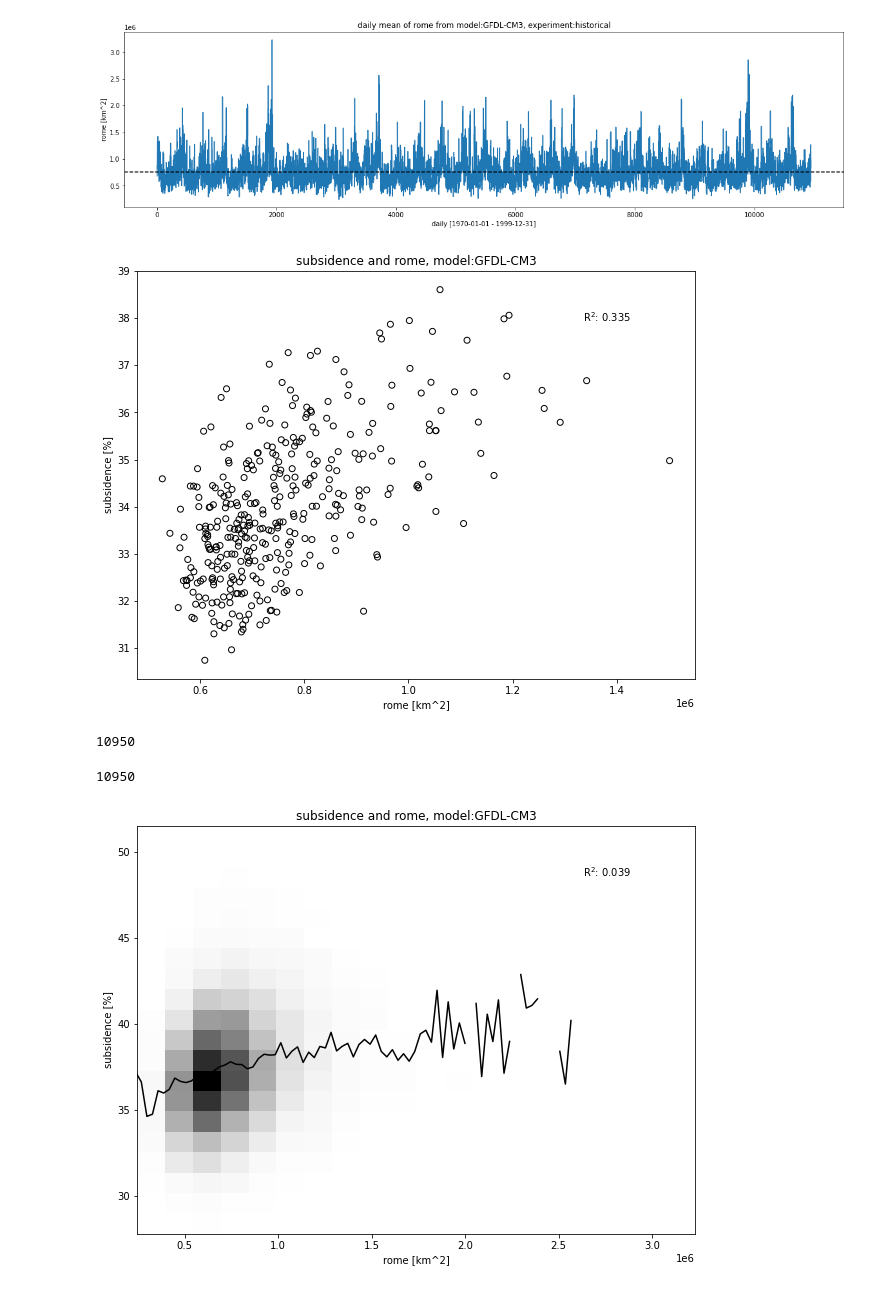
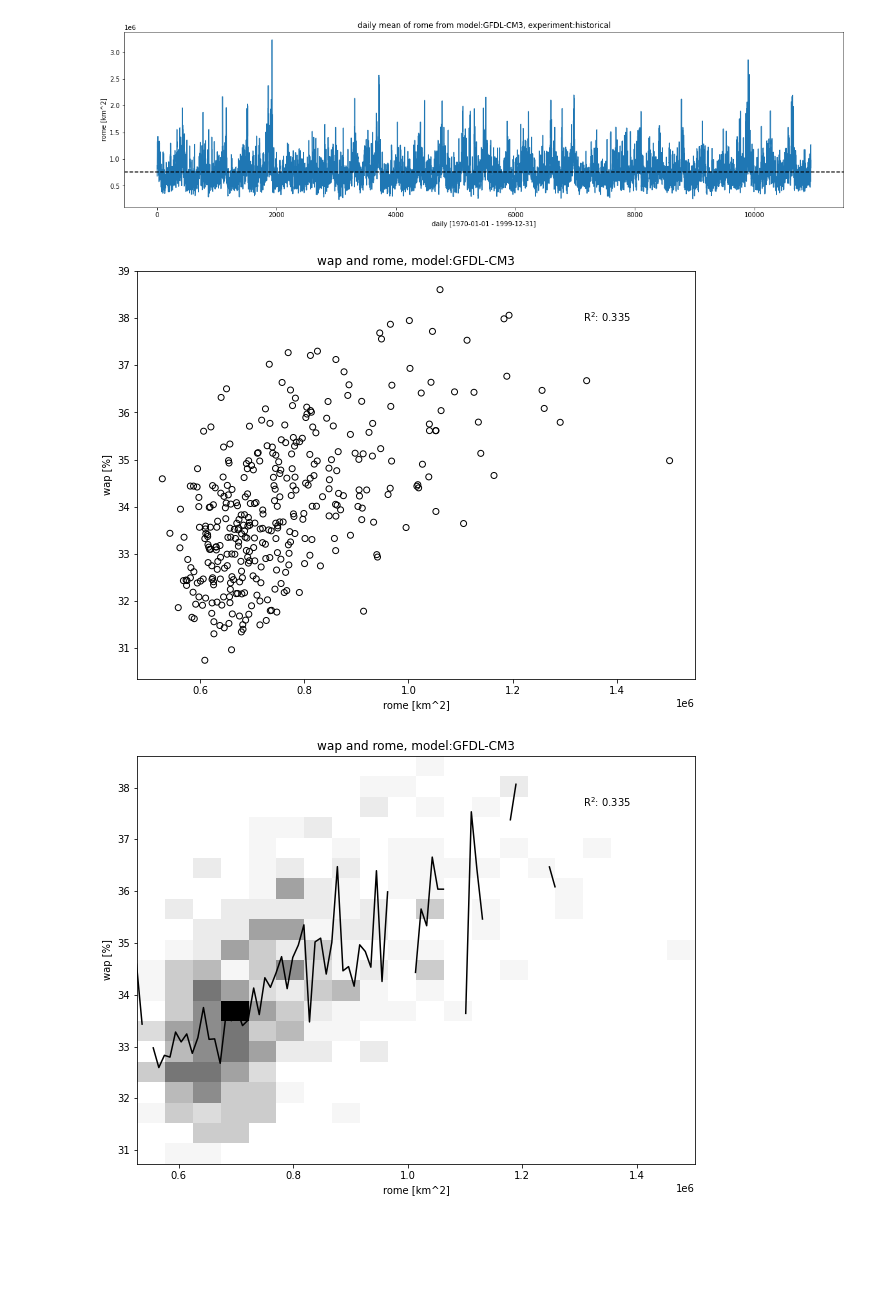
Before and after one commit to PBlackberg/phd, a Jupyter notebook: plotting/correlations/org_circ/org_wap.ipynb, the cells around one changed output. Saved outputs shown, nothing was run; the diff lists cells and outputs as text; code cells hidden in the pictures; blank space fills up the shorter version.

```diff
--- a/plotting/correlations/org_circ/org_wap.ipynb
+++ b/plotting/correlations/org_circ/org_wap.ipynb
@@ -32,7 +32,7 @@ plt.rcParams['figure.figsize'] = [10, 7.5]
 variable = 'wap'
 
 data_options= [
-    'subsidence'
+    'wap'
     ]
 
 org_options = [
@@ -253,35 +253,27 @@ plt.xlabel('{} [{}]'.format(org_options[0], org.units))
 plt.ylabel('{} [{}]'.format(data_options[0], '%'))
 plt.show()
 # %% [output]
-[figure, old version]
+[figure, new version]
-# %%
-len(org)
-# %% [output]
-10950
-# %%
-len(data)
-# %% [output]
-10950
 # %%
 timeMean_options = [
     # 'annual',
-    # 'monthly',
-    'daily'
+    'monthly',
+    # 'daily'
     ]
 
 x = resample_timeMean(org, timeMean_options[0])
 aWeights = np.cos(np.deg2rad(data.lat))
-y = data.weighted(aWeights).mean(dim=('lat','lon'))
+y = resample_timeMean(data, timeMean_options[0]).weighted(aWeights).mean(dim=('lat','lon'))
 
 fig = plt.figure()
 ax= fig.add_subplot()
 
 plt.hist2d(x,y,[20,20], cmap ='Greys') #, vmin=0, vmax=300)
 plot_bins(x,y, ax)
 
 plt.title('{} and {}, model:{}'.format(data_options[0], org_options[0], datasets[0]))
 plt.xlabel('{} [{}]'.format(org_options[0], org.units))
 plt.ylabel('{} [{}]'.format(data_options[0], '%'))
 plt.show()
 # %% [output]
-[figure, old version]
+[figure, new version]
```
Also changed, not shown: parts of 31 cells of this notebook.
